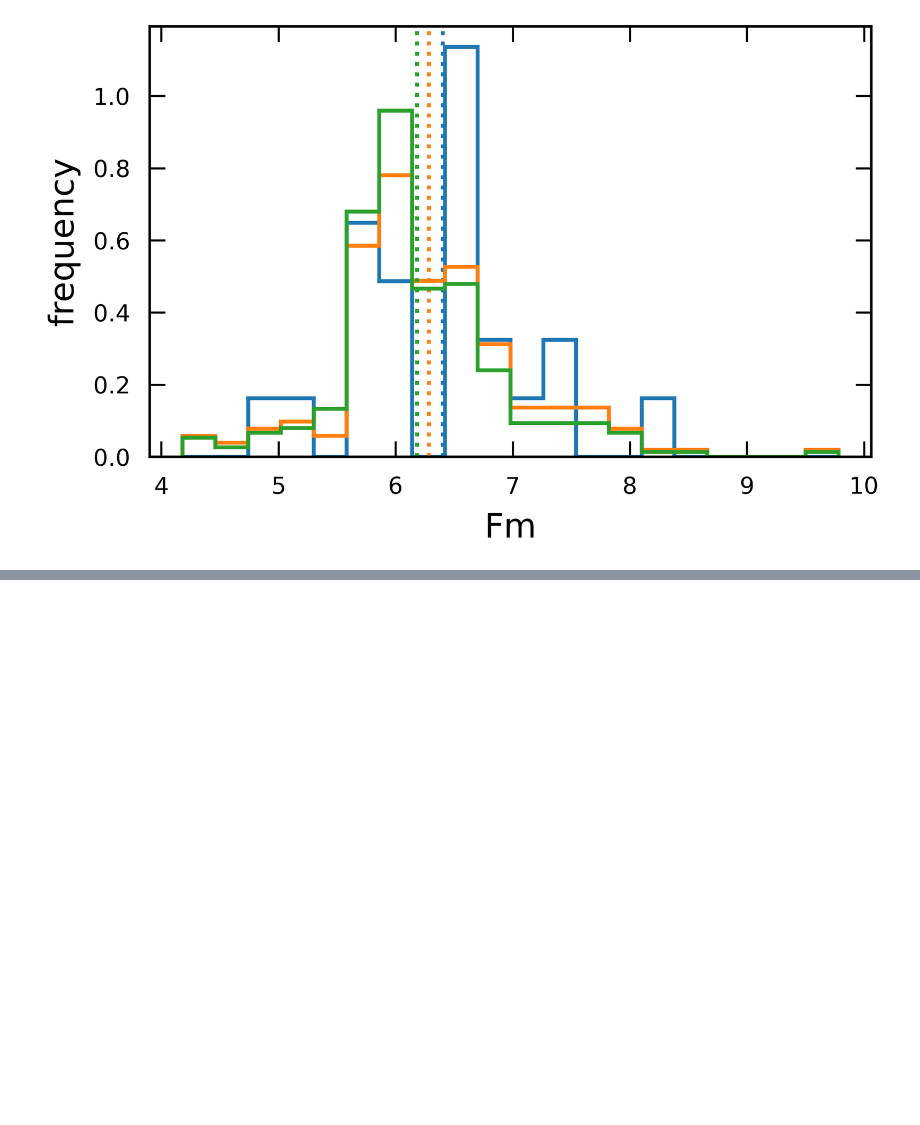
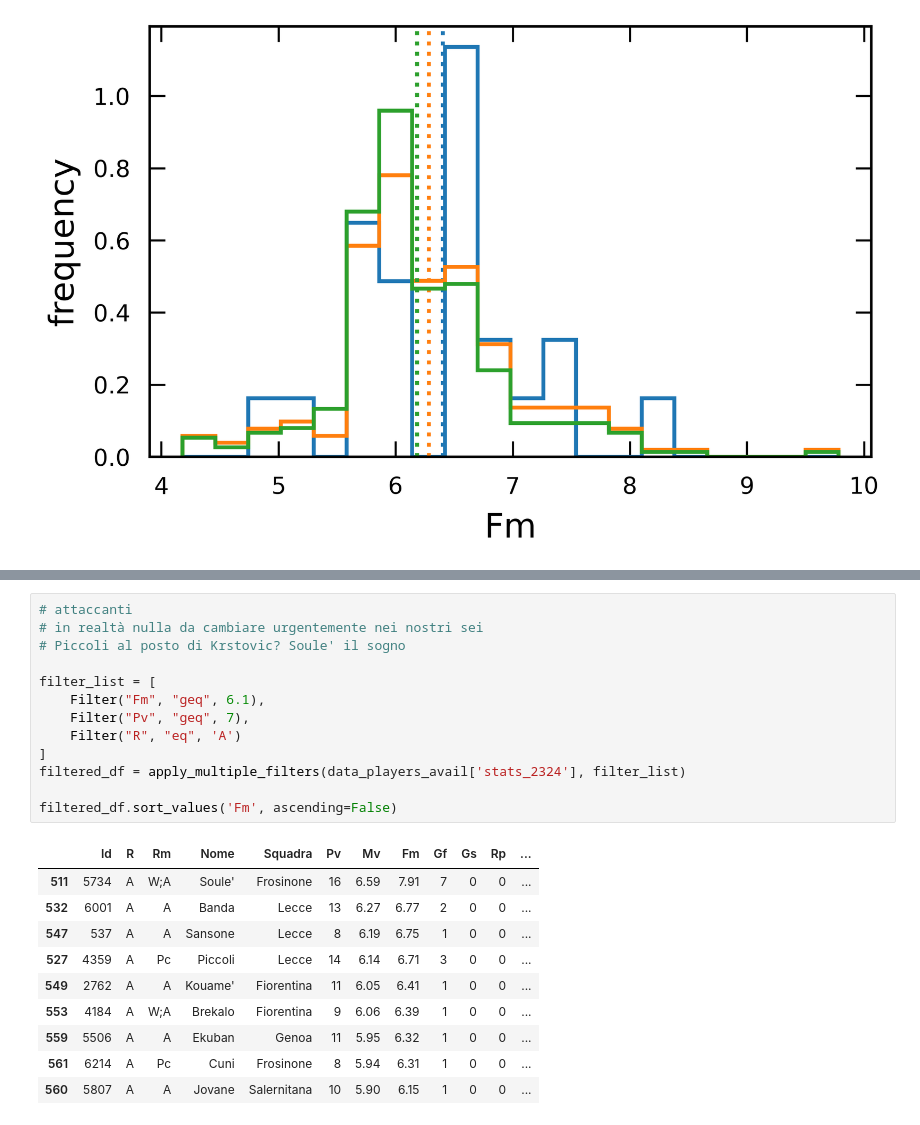
Before and after one commit to AndreaIncatasciato/fantacalcio, a Jupyter notebook: fantacalcio_analysis.ipynb, the cells around one changed output, grey strips where cells are left out. Cells and saved outputs as stored; diff of their text form; blank space fills up the shorter version.

```diff
--- a/fantacalcio_analysis.ipynb
+++ b/fantacalcio_analysis.ipynb
@@ -455,0 +517,24 @@ Text(0, 0.5, 'frequency')
+# %%
+# attaccanti
+# in realtà nulla da cambiare urgentemente nei nostri sei
+# Piccoli al posto di Krstovic? Soule' il sogno
+
+filter_list = [
+    Filter("Fm", "geq", 6.1),
+    Filter("Pv", "geq", 7),
+    Filter("R", "eq", 'A')
+]
+filtered_df = apply_multiple_filters(data_players_avail['stats_2324'], filter_list)
+
+filtered_df.sort_values('Fm', ascending=False)
+# %% [output]
+|  | Id | R | Rm | Nome | Squadra | Pv | Mv | Fm | Gf | Gs | Rp | ... |
+| 511 | 5734 | A | W;A | Soule' | Frosinone | 16 | 6.59 | 7.91 | 7 | 0 | 0 | ... |
+| 532 | 6001 | A | A | Banda | Lecce | 13 | 6.27 | 6.77 | 2 | 0 | 0 | ... |
+| 547 | 537 | A | A | Sansone | Lecce | 8 | 6.19 | 6.75 | 1 | 0 | 0 | ... |
+| 527 | 4359 | A | Pc | Piccoli | Lecce | 14 | 6.14 | 6.71 | 3 | 0 | 0 | ... |
+| 549 | 2762 | A | A | Kouame' | Fiorentina | 11 | 6.05 | 6.41 | 1 | 0 | 0 | ... |
+| 553 | 4184 | A | W;A | Brekalo | Fiorentina | 9 | 6.06 | 6.39 | 1 | 0 | 0 | ... |
+| 559 | 5506 | A | A | Ekuban | Genoa | 11 | 5.95 | 6.32 | 1 | 0 | 0 | ... |
+| 561 | 6214 | A | Pc | Cuni | Frosinone | 8 | 5.94 | 6.31 | 1 | 0 | 0 | ... |
+| 560 | 5807 | A | A | Jovane | Salernitana | 10 | 5.90 | 6.15 | 1 | 0 | 0 | ... |
```
Also changed, not shown: parts of 9 cells of this notebook.
